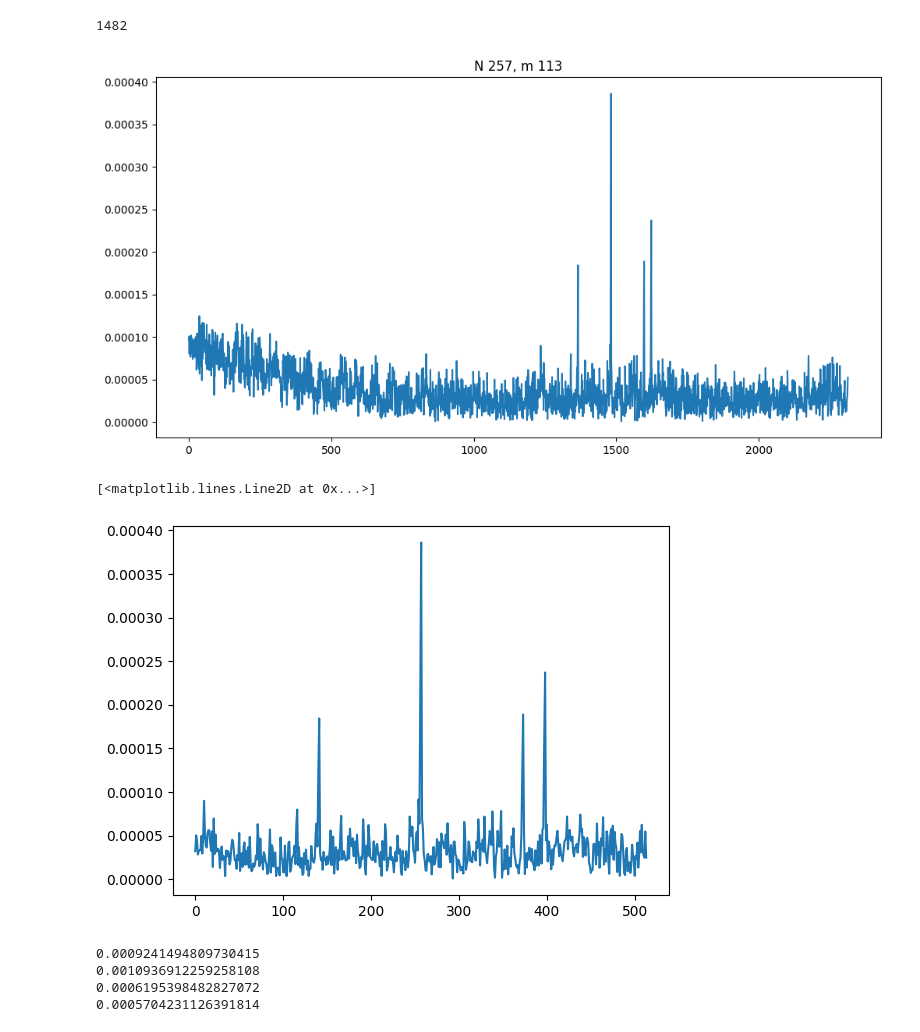
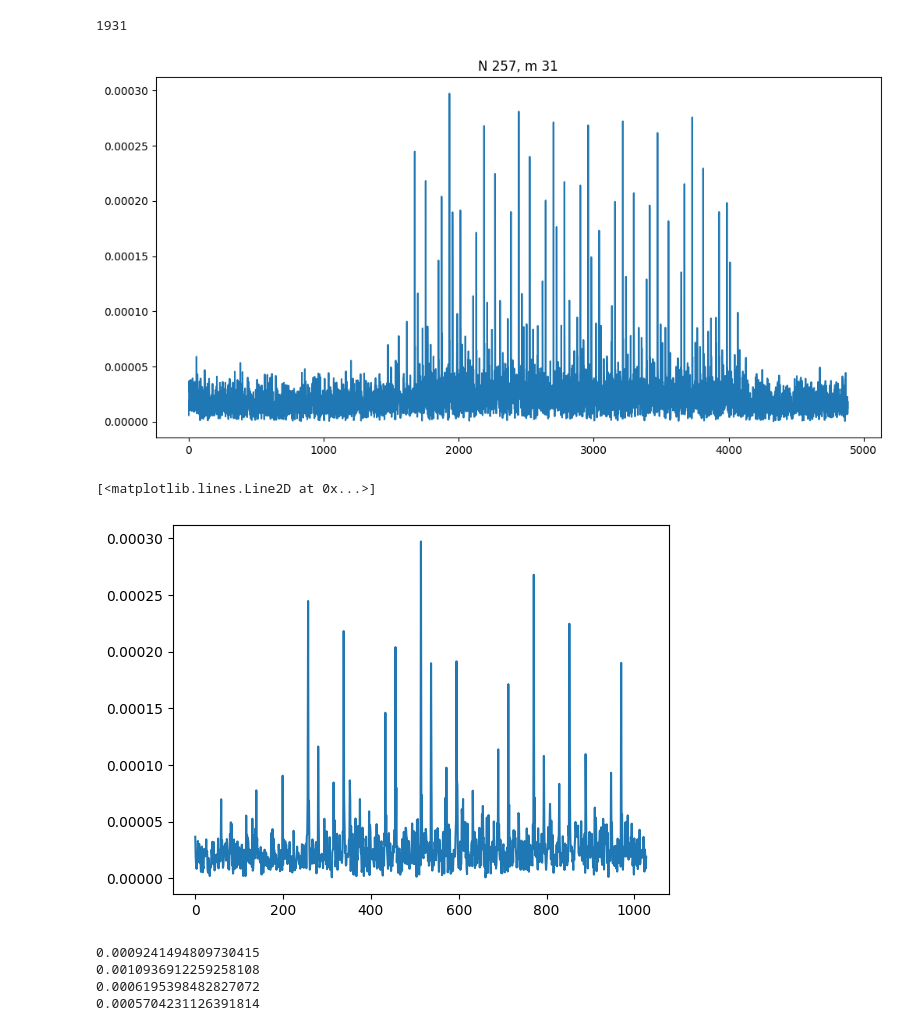
Before and after one commit to navya-xx/OTA-C, a Jupyter notebook: cpp/single test.ipynb, the cells around one changed output. Cells and saved outputs as stored; diff of their text form; code cells hidden in the pictures.

```diff
--- a/cpp/single test.ipynb
+++ b/cpp/single test.ipynb
@@ -7,9 +7,9 @@ import os
 # device_list = ["32C793E", "32C79BE", "32C7981", "32B1708", "32B1728", "32C7920", "32C79F7", "32C79C6"]
 # device_list = ["32C79F7"]
 # M_list = [31, 73, 109, 97, 173, 211, 139, 229]
-M_list = [113]
+M_list = [31]
 # %%
-file_path = "./storage/comp_rx.dat"
+file_path = "./storage/cent_test.dat_1.dat"
 sample_size = 8
 try:
     with open(file_path, 'rb') as f:
@@ -55,14 +55,14 @@ print(np.argmax(plot_data_list[0]))
 # print(np.diff(np.argwhere(plot_data > 60.0).squeeze()))
 # print(plot_data[np.argwhere(plot_data > 60.0).squeeze()])
 # %% [output]
-1482
+1931
-[figure, old version]
+[figure, new version]
 # %%
 pmax = np.argmax(plot_data_list[0]).item()
-plt.plot(plot_data_list[0][pmax-1*N : pmax + 1*N])
+plt.plot(plot_data_list[0][pmax-2*N : pmax + 2*N])
 # %% [output]
 [<matplotlib.lines.Line2D at 0x...>]
-[figure, old version]
+[figure, new version]
 # %%
 # floating window - to find the threshold
 window_len = N
```
Also changed, not shown: parts of 2 cells of this notebook, 3 other files.
